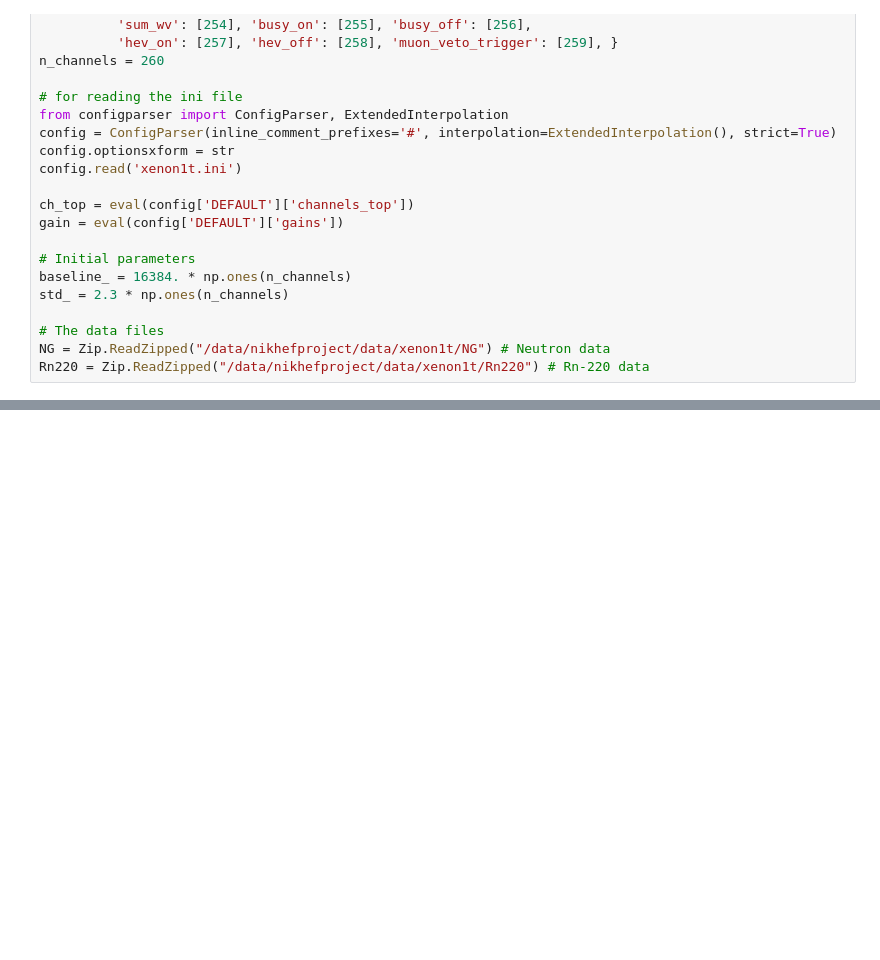
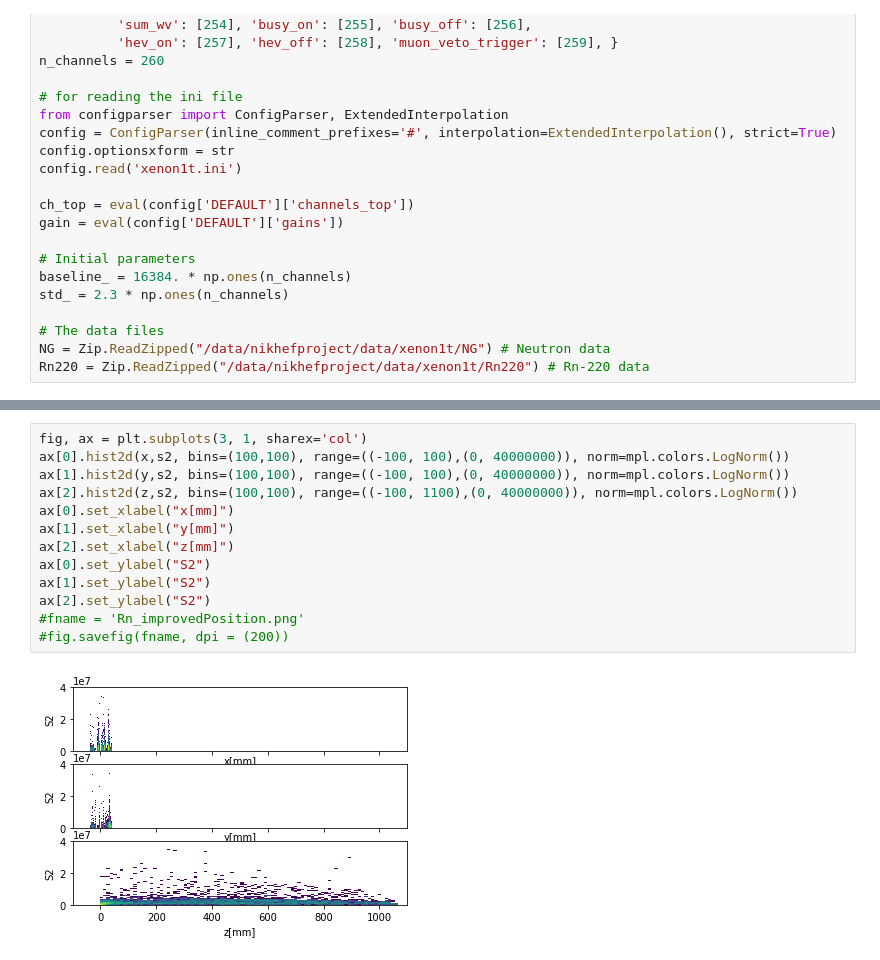
Before and after one commit to wesselrijk/XENON1T_NikhefProject, a Jupyter notebook: DataAnalysis/Improved_position_reconstruction.ipynb, the cells around one changed output, grey strips where cells are left out. Cells and saved outputs as stored; diff of their text form; blank space fills up the shorter version.

```diff
--- a/DataAnalysis/Improved_position_reconstruction.ipynb
+++ b/DataAnalysis/Improved_position_reconstruction.ipynb
@@ -133,0 +376,15 @@ for ch in ch_top:
+# %%
+fig, ax = plt.subplots(3, 1, sharex='col')
+ax[0].hist2d(x,s2, bins=(100,100), range=((-100, 100),(0, 40000000)), norm=mpl.colors.LogNorm())
+ax[1].hist2d(y,s2, bins=(100,100), range=((-100, 100),(0, 40000000)), norm=mpl.colors.LogNorm())
+ax[2].hist2d(z,s2, bins=(100,100), range=((-100, 1100),(0, 40000000)), norm=mpl.colors.LogNorm())
+ax[0].set_xlabel("x[mm]")
+ax[1].set_xlabel("y[mm]")
+ax[2].set_xlabel("z[mm]")
+ax[0].set_ylabel("S2")
+ax[1].set_ylabel("S2")
+ax[2].set_ylabel("S2")
+#fname = 'Rn_improvedPosition.png'
+#fig.savefig(fname, dpi = (200))
+# %% [output]
+[figure, added]
```
Also changed, not shown: parts of 23 cells of this notebook.
